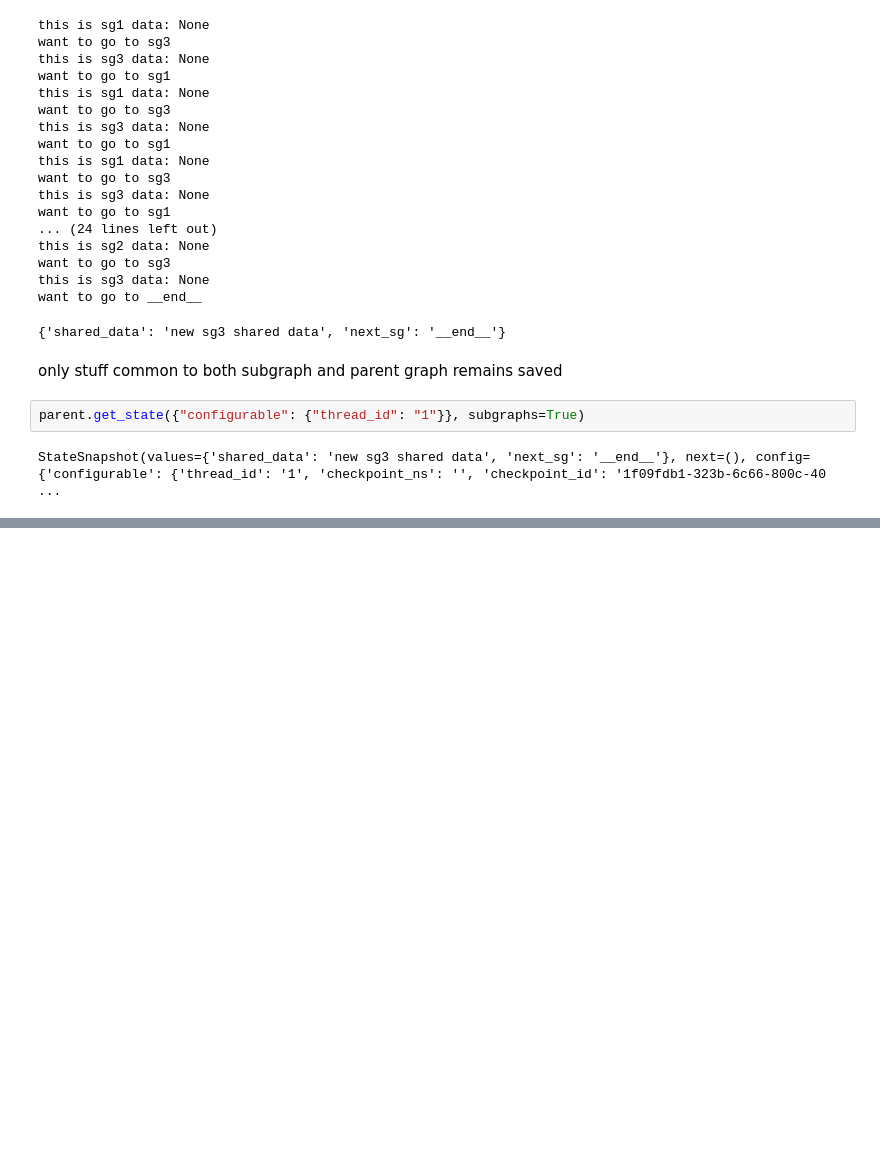
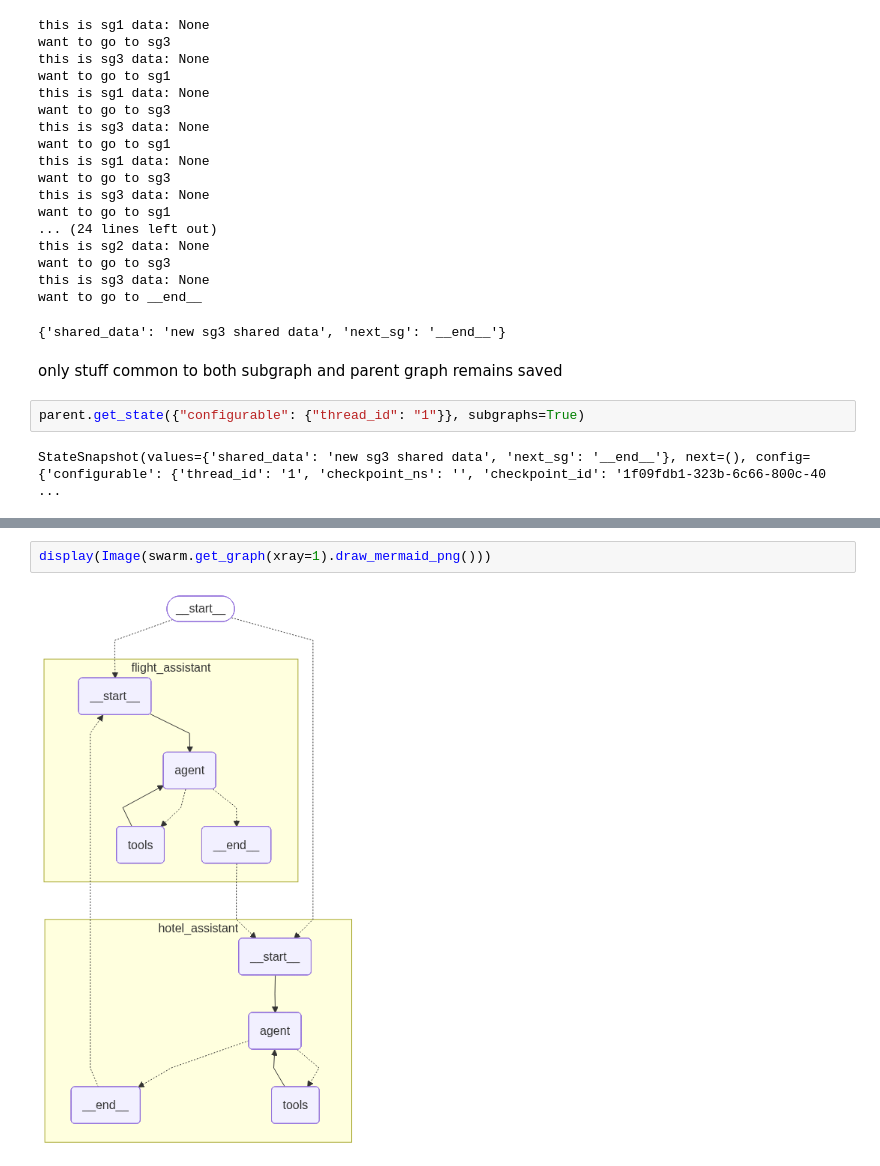
Before and after one commit to TheGEN1U5/DLventures, a Jupyter notebook: nlp/agentic/agentic_rag_ps/swarm_tut.ipynb, the cells around one changed output, grey strips where cells are left out. Cells and saved outputs as stored; diff of their text form; blank space fills up the shorter version.

Commit message:
just playing with swarms

```diff
--- a/nlp/agentic/agentic_rag_ps/swarm_tut.ipynb
+++ b/nlp/agentic/agentic_rag_ps/swarm_tut.ipynb
@@ -938,0 +962,4 @@ StateSnapshot(values={'shared_data': 'new sg3 shared data', 'next_sg': '__end__'
+# %%
+display(Image(swarm.get_graph(xray=1).draw_mermaid_png()))
+# %% [output]
+[figure, added]
```
Also changed, not shown: parts of 4 cells of this notebook.
